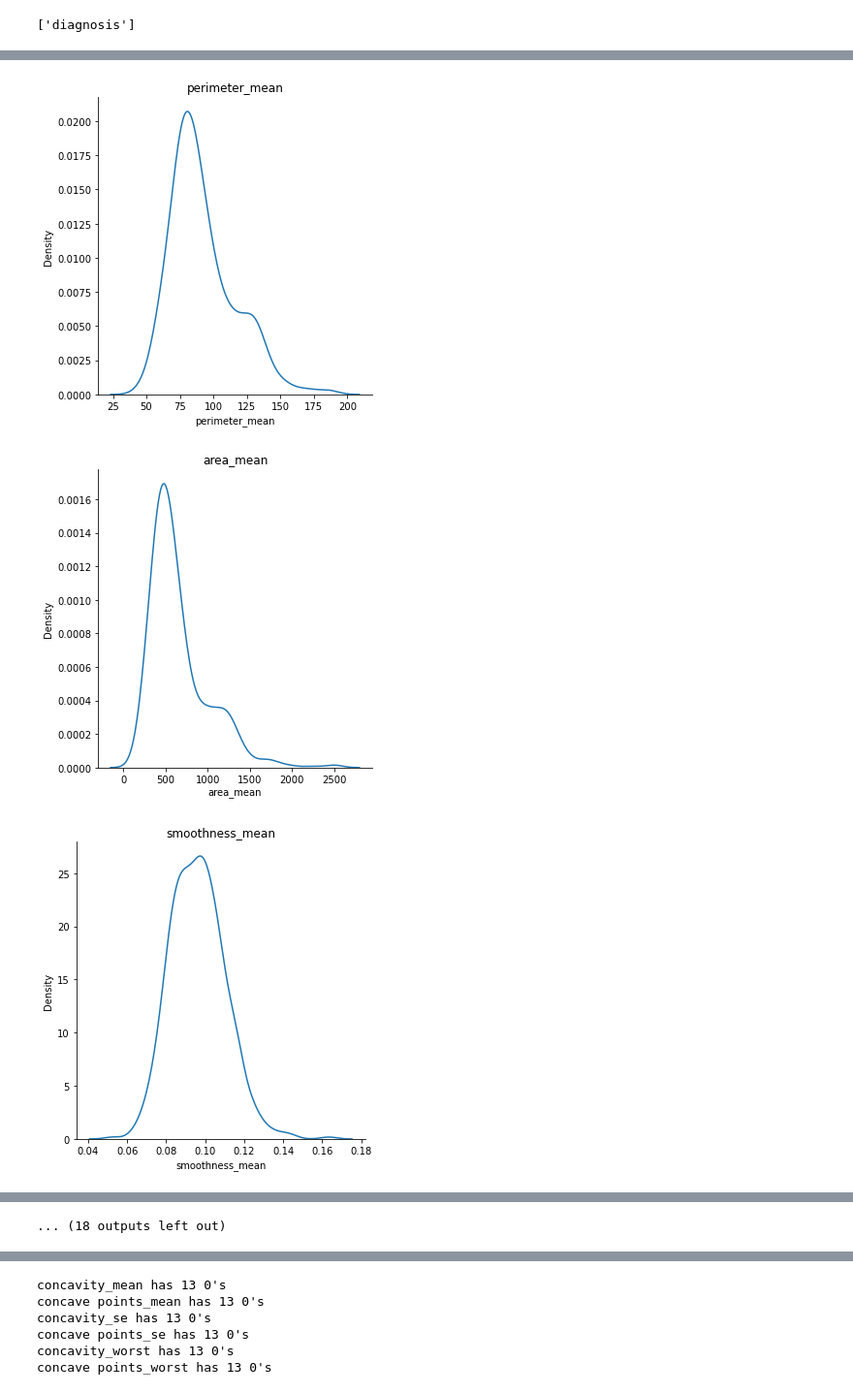
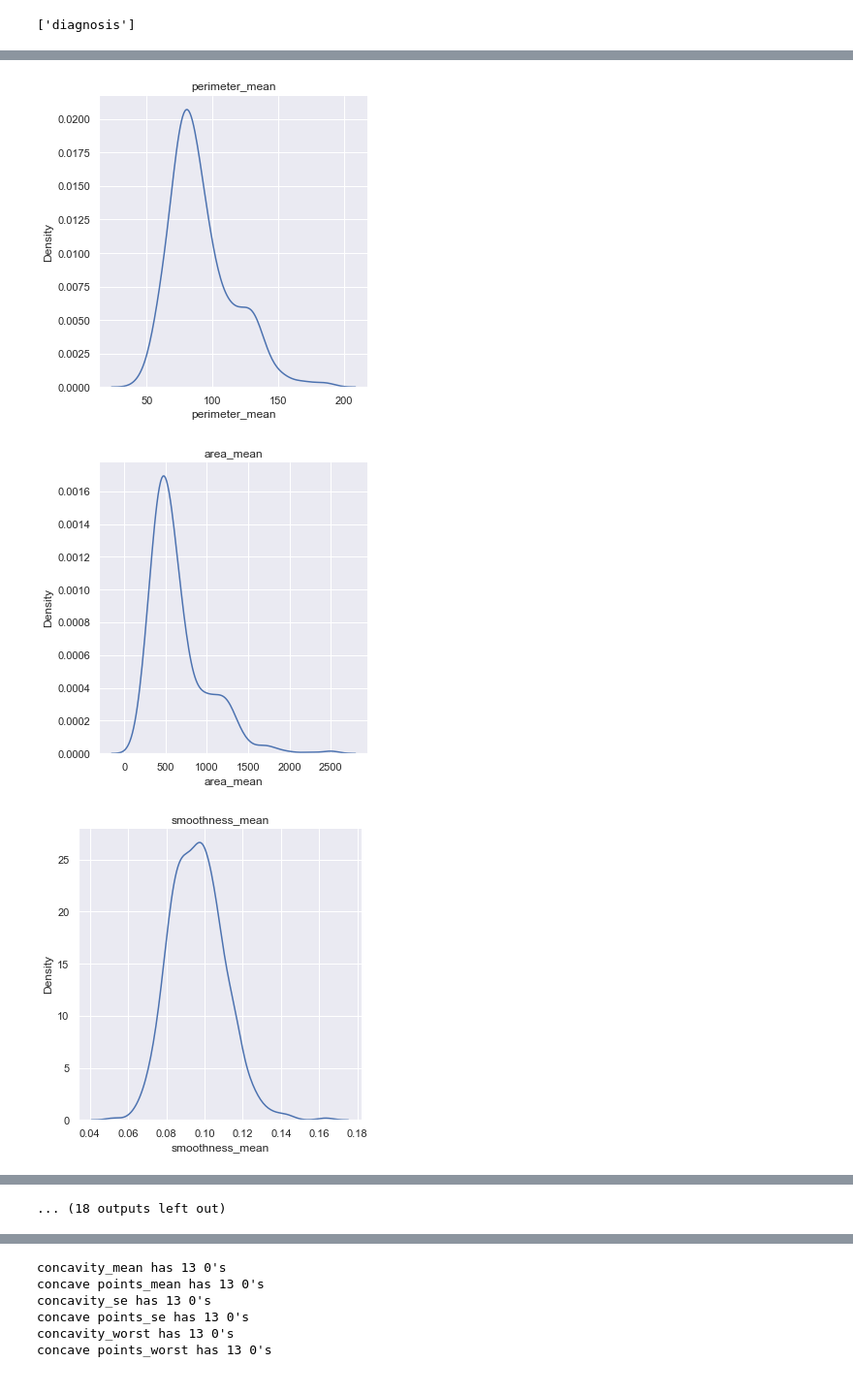
Before and after one commit to Snehashis100/Human-Disease-Diagnostic, a Jupyter notebook: breast cancer prediction analysis.ipynb, the cells around one changed output, grey strips where cells are left out. Shown at 97% size. Cells and saved outputs as stored; diff of their text form; code cells hidden in the pictures.

```diff
--- a/breast cancer prediction analysis.ipynb
+++ b/breast cancer prediction analysis.ipynb
@@ -111,6 +111,8 @@ for feature in numerical_features:
 # There is no cardinality in the numerical features
 import seaborn as sns
 import matplotlib.pyplot as plt
+# fig,ax=plt.subplots(figsize=(10,8))
+sns.set(rc={'figure.figsize':(7.7,4.27)})
 for feature in numerical_features:
     sns.displot(df[feature],kind='kde')
     plt.title(feature)
@@ -121,3 +123,3 @@ for feature in numerical_features:
-[figure, old version]
+[figure, new version]
-[figure, old version]
+[figure, new version]
-[figure, old version]
+[figure, new version]
```
Also changed, not shown: parts of 45 cells of this notebook, 1 other file.
